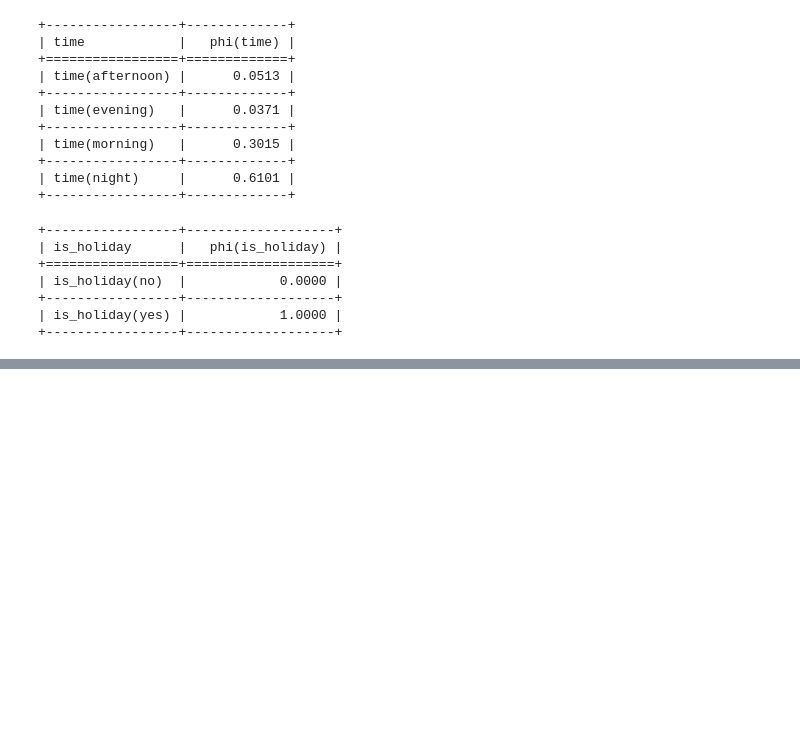
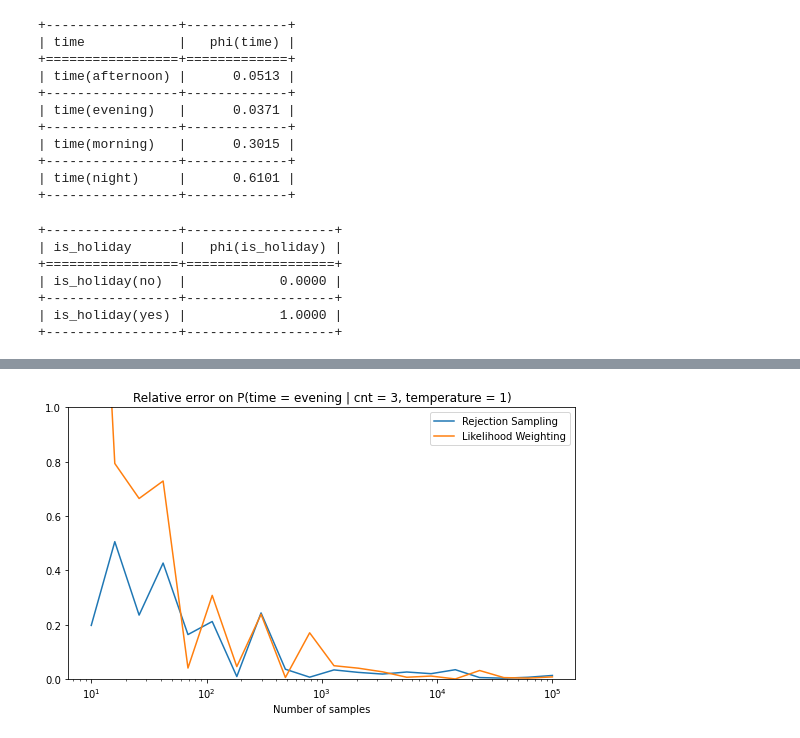
Before and after one commit to pietroepis/faikr-m3-project, a Jupyter notebook: main.ipynb, the cells around one changed output, grey strips where cells are left out. Drawn from its saved outputs; the diff is of its cells as text; code cells hidden in the pictures; blank space fills up the shorter version.

Commit message:
"Absolute and relative errors"

```diff
--- a/main.ipynb
+++ b/main.ipynb
@@ -313,0 +312,15 @@ plt.show()
+# %%
+rel_error_rs = np.absolute(probabilities_rs - exact_inference)/ exact_inference
+rel_error_lw = np.absolute(probabilities_lw - exact_inference)/ exact_inference
+# %%
+plt.figure(figsize=(20,5))
+plt.subplot(121)
+plt.ylim(0, 1)
+plt.title('Relative error on P(time = evening | cnt = 3, temperature = 1)')
+plt.xlabel('Number of samples')
+rs, = plt.semilogx(np.logspace(1, 5, num=20, dtype="int"), rel_error_rs,label="Rejection Sampling")
+lw, = plt.semilogx(np.logspace(1, 5, num=20, dtype="int"), rel_error_lw,label="Likelihood Weighting")
+plt.legend(handles=[rs,lw])
+plt.show()
+# %% [output]
+[figure, added]
```
Also changed, not shown: parts of 6 cells of this notebook.
